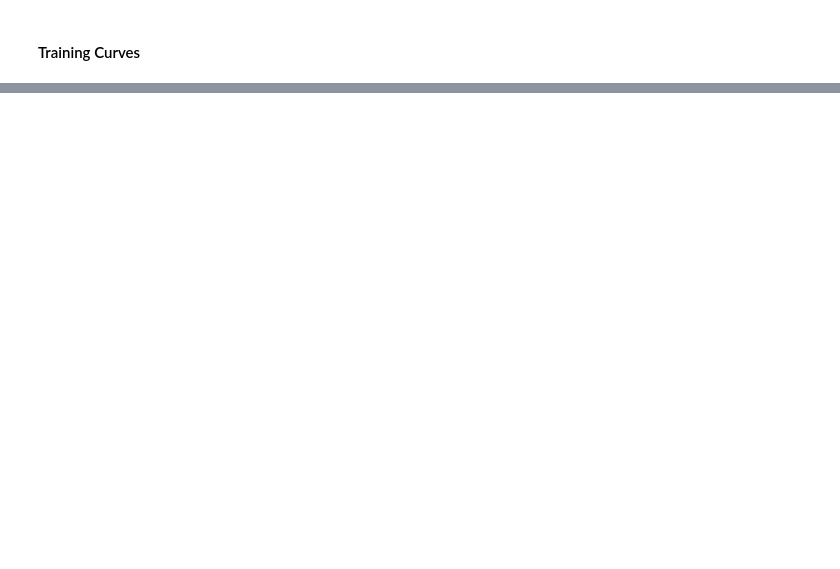
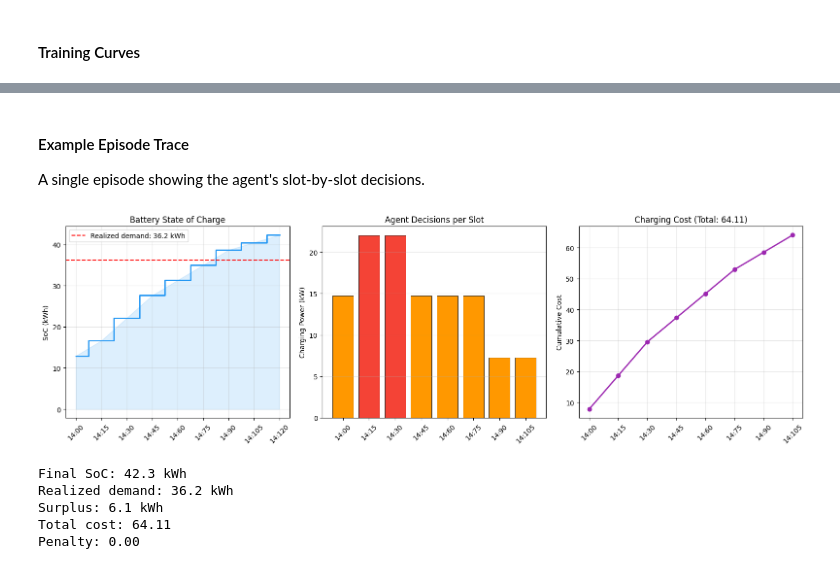
Before and after one commit to timoerc/AAA26-Chicago-Mobility, a Jupyter notebook: notebooks/04_smart_charging_RL.ipynb, the cells around one changed output, grey strips where cells are left out. Drawn from its saved outputs; the diff is of its cells as text; code cells hidden in the pictures; blank space fills up the shorter version.

```diff
--- a/notebooks/04_smart_charging_RL.ipynb
+++ b/notebooks/04_smart_charging_RL.ipynb
@@ -547,0 +608,80 @@ plt.show()
+# %%
+# Define policies for further evaluation and comparison
+def dqn_policy(state):
+    with torch.no_grad():
+        state_t = torch.FloatTensor(state).unsqueeze(0).to(device)
+        return agent.policy_net(state_t).argmax(dim=1).item()
+
+def always_max_policy(state):
+    return 3  # Always 22 kW
+
+def random_policy(state):
+    return random.randint(0, 3)
+# %% [markdown]
+#### Example Episode Trace
+
+A single episode showing the agent's slot-by-slot decisions.
+# %%
+# Run one episode with the trained agent
+env_trace = EVChargingEnv(ENV_CONFIG)
+state, _ = env_trace.reset()
+
+for t in range(ENV_CONFIG["n_slots"]):
+    action = dqn_policy(state)
+    state, reward, terminated, _, info = env_trace.step(action)
+
+# Extract trace data
+slots = [h["slot"] for h in env_trace.slot_history]
+socs = [env_trace.slot_history[0]["soc_after"] - env_trace.slot_history[0]["energy_kwh"]] + [h["soc_after"] for h in env_trace.slot_history]
+powers = [h["power_kw"] for h in env_trace.slot_history]
+costs = [h["cost"] for h in env_trace.slot_history]
+
+fig, axes = plt.subplots(1, 3, figsize=(16, 5))
+time_labels = [f"{14}:{m:02d}" for m in range(0, 135, 15)]
+
+# SoC progression
+axes[0].step(range(len(socs)), socs, where="mid", linewidth=2, color="#2196F3")
+axes[0].axhline(y=info["demand"], color="red", linestyle="--",
+                label=f'Realized demand: {info["demand"]:.1f} kWh')
+axes[0].fill_between(range(len(socs)), socs, alpha=0.15, color="#2196F3")
+axes[0].set_xticks(range(len(time_labels)))
+axes[0].set_xticklabels(time_labels, rotation=45)
+axes[0].set_ylabel("SoC (kWh)")
+axes[0].set_title("Battery State of Charge")
+axes[0].legend()
+axes[0].grid(True, alpha=0.3)
+
+# Charging power per slot
+bar_colors = ["#4CAF50" if p == 0 else "#FF9800" if p < 15 else "#F44336" for p in powers]
+axes[1].bar(range(8), powers, color=bar_colors, edgecolor="black", linewidth=0.5)
+axes[1].set_xticks(range(8))
+axes[1].set_xticklabels(time_labels[:8], rotation=45)
+axes[1].set_ylabel("Charging Power (kW)")
+axes[1].set_title("Agent Decisions per Slot")
+axes[1].grid(True, alpha=0.3, axis="y")
+
+# Cumulative cost
+cum_cost = np.cumsum(costs)
+axes[2].plot(range(8), cum_cost, marker="o", linewidth=2, color="#9C27B0")
+axes[2].set_xticks(range(8))
+axes[2].set_xticklabels(time_labels[:8], rotation=45)
+axes[2].set_ylabel("Cumulative Cost")
+axes[2].set_title(f"Charging Cost (Total: {cum_cost[-1]:.2f})")
+axes[2].grid(True, alpha=0.3)
+
+plt.tight_layout()
+plt.show()
+
+# Summary
+print(f"Final SoC: {socs[-1]:.1f} kWh")
+print(f"Realized demand: {info['demand']:.1f} kWh")
+print(f"Surplus: {socs[-1] - info['demand']:.1f} kWh")
+print(f"Total cost: {cum_cost[-1]:.2f}")
+print(f"Penalty: {info['penalty']:.2f}")
+# %% [output]
+[figure, added]
+Final SoC: 42.3 kWh
+Realized demand: 36.2 kWh
+Surplus: 6.1 kWh
+Total cost: 64.11
+Penalty: 0.00
```
Also changed, not shown: parts of 11 cells of this notebook.
